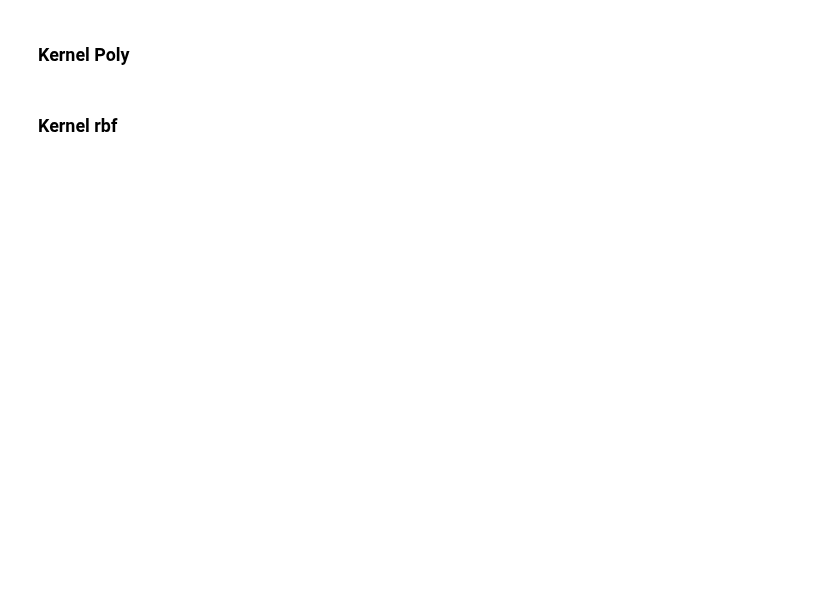
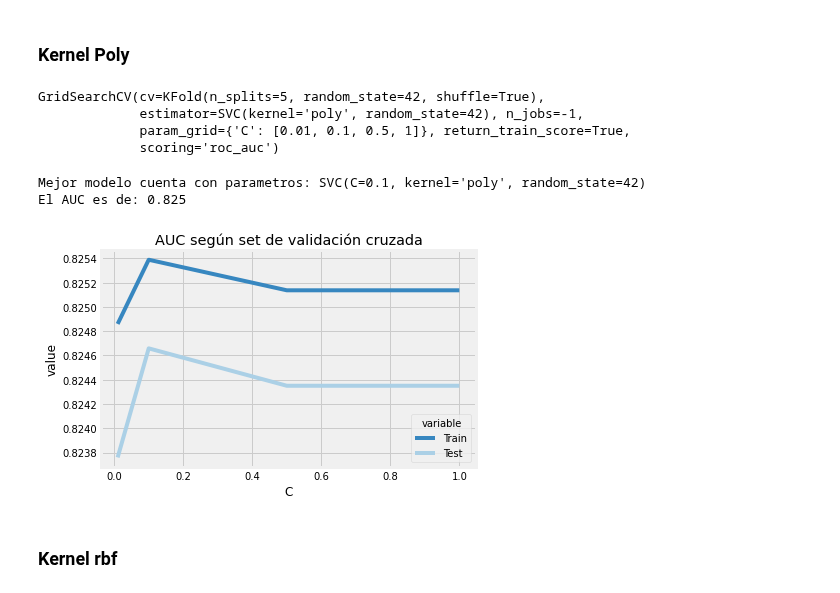
Before and after one commit to DenisTros/Hotel_Reservations, a Jupyter notebook: notebooks/svm.ipynb, the cells around one changed output. Cells and saved outputs as stored; diff of their text form; code cells hidden in the pictures; blank space fills up the shorter version.

```diff
--- a/notebooks/svm.ipynb
+++ b/notebooks/svm.ipynb
@@ -59,2 +87,51 @@ print(f'El AUC es de: {round(grid_search_svm.best_score_,3)}')
 # %% [markdown]
 ### Kernel Poly
+# %%
+param_grid = {
+    'C': [0.01, 0.1, 0.5, 1]
+}
+
+kfold = KFold(n_splits=5,shuffle=True,random_state=seed)
+
+grid_search_svm_poly = GridSearchCV(SVC(random_state = seed
+                                  , kernel='poly'
+                                  )
+                            ,param_grid=param_grid
+                            ,scoring="roc_auc"
+                            ,cv=kfold
+                            ,n_jobs=-1
+                            ,verbose=0
+                            ,return_train_score=True)
+
+grid_search_svm_poly.fit(X_train, y_train)
+# %% [output]
+GridSearchCV(cv=KFold(n_splits=5, random_state=42, shuffle=True),
+             estimator=SVC(kernel='poly', random_state=42), n_jobs=-1,
+             param_grid={'C': [0.01, 0.1, 0.5, 1]}, return_train_score=True,
+             scoring='roc_auc')
+# %%
+print(f'Mejor modelo cuenta con parametros: {grid_search_svm_poly.best_estimator_}')
+print(f'El AUC es de: {round(grid_search_svm_poly.best_score_,3)}')
+# %% [output]
+Mejor modelo cuenta con parametros: SVC(C=0.1, kernel='poly', random_state=42)
+El AUC es de: 0.825
+# %%
+C_list = [i for i in grid_search_svm_poly.cv_results_['param_C'].data]
+
+
+mean_test_score_list = list(grid_search_svm_poly.cv_results_['mean_test_score'])
+mean_train_score_list = list(grid_search_svm_poly.cv_results_['mean_train_score'])
+
+svm_df = pd.DataFrame(list(zip(C_list,mean_train_score_list, mean_test_score_list)),
+                                columns=['C','mean_train_score', 'mean_test_score'])
+
+df_melt = svm_df.melt(id_vars=['C'],value_vars= ['mean_train_score','mean_test_score'])
+df_melt.variable.replace({'mean_train_score':'Train',
+                'mean_test_score':'Test'},inplace=True)
+
+sns.lineplot(data=df_melt, x='C', y="value", hue="variable", palette ='Blues_r')
+plt.title('AUC según set de validación cruzada')
+
+plt.show()
+# %% [output]
+[figure, added]
```
Also changed, not shown: parts of 5 cells of this notebook.
